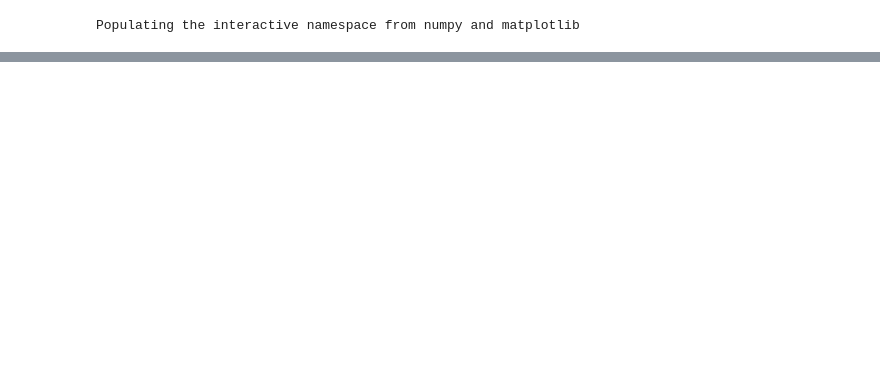
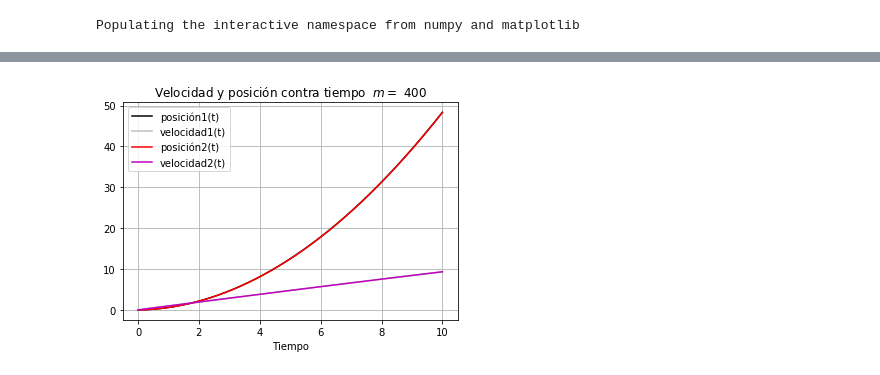
Before and after one commit to kagonzalez10/Herramientas-Computacionales-IMEC3602, a Jupyter notebook: Kart.ipynb, the cells around one changed output, grey strips where cells are left out. Saved outputs shown, nothing was run; the diff lists cells and outputs as text; code cells hidden in the pictures; blank space fills up the shorter version.

```diff
--- a/Kart.ipynb
+++ b/Kart.ipynb
@@ -195,0 +322,4 @@ plt.show()
+# %%
+plotting(sol3,sol6,'400')
+# %% [output]
+[figure, added]
```
Also changed, not shown: parts of 35 cells of this notebook.
